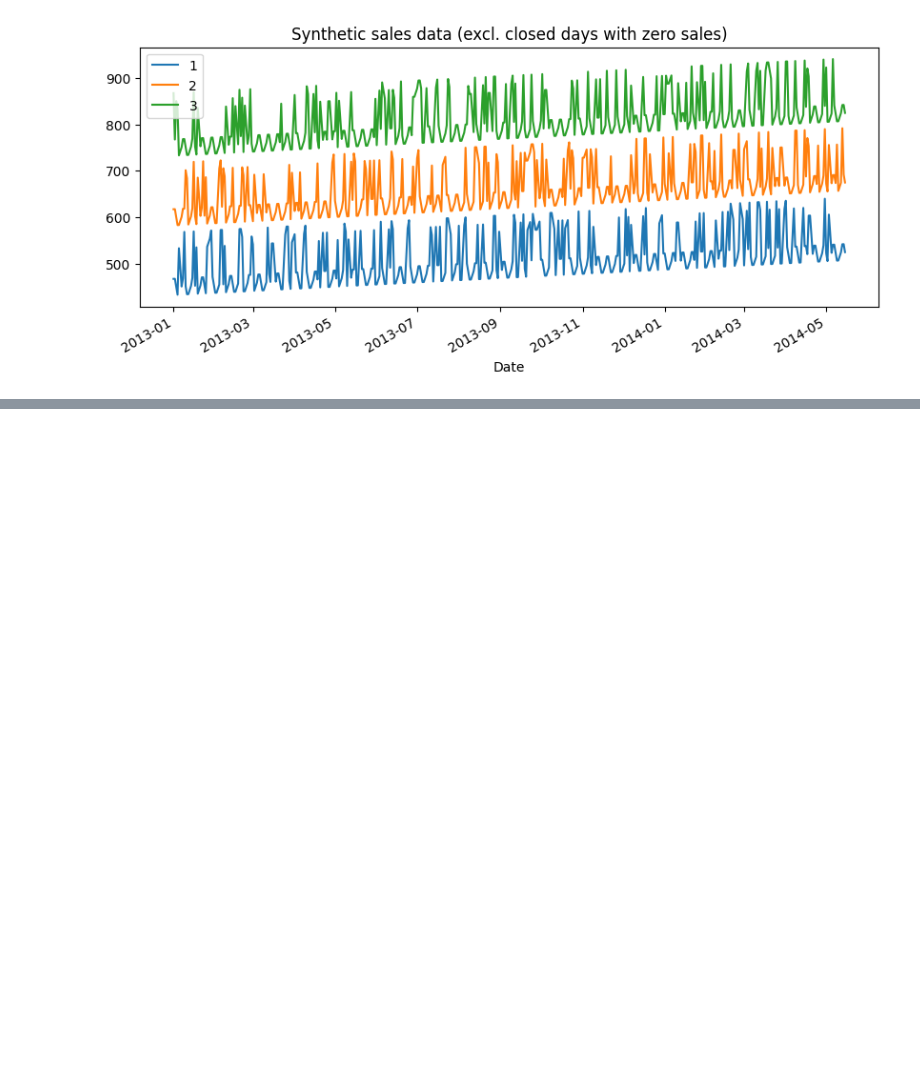
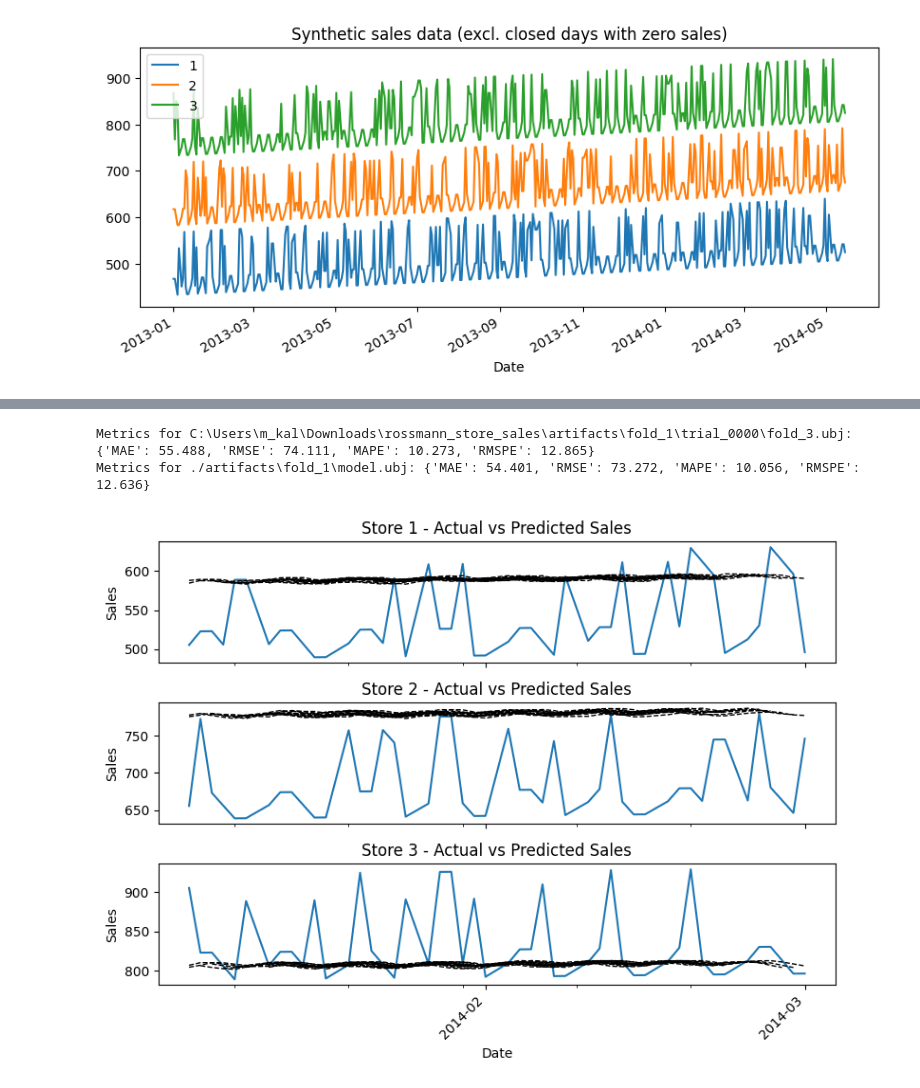
Before and after one commit to Miltos-90/Rossmann_Store_Sales_Forecasting, a Jupyter notebook: test_pipeline.ipynb, the cells around one changed output, grey strips where cells are left out. Drawn from its saved outputs; the diff is of its cells as text; code cells hidden in the pictures; blank space fills up the shorter version.

```diff
--- a/test_pipeline.ipynb
+++ b/test_pipeline.ipynb
@@ -93,9 +93,11 @@ cv_config = {
     "n_outer_splits":   C.N_OUTER_SPLITS,
     "n_inner_splits":   C.N_INNER_SPLITS,
     "forecast_horizon": FORECAST_HORIZON, #C.FORECAST_HORIZON,
-    "outer_train_size": 150, #C.OUTER_TRAIN_SIZE,
     "inner_train_size": 80, #C.INNER_TRAIN_SIZE,
 }
+
+cv_config["outer_train_size"] = (cv_config["n_inner_splits"] + 1) * cv_config["forecast_horizon"] + cv_config["inner_train_size"]
+
 
 study_config = {
     "storage_url":           C.STORAGE_URL,
@@ -273,0 +205,59 @@ comp.head(30)
+# %%
+booster_file_1 = f"C:\\Users\\m_kal\\Downloads\\rossmann_store_sales\\artifacts\\fold_1\\trial_{study.best_trial.number:04d}\\fold_3.ubj"
+booster_file_2 = os.path.join(study_config["log_dir"], study_name, "model.ubj")
+
+for booster_file in [booster_file_1, booster_file_2]:
+
+    booster = xgb.Booster()
+    booster.load_model(booster_file)
+    preds = utils.predict(booster, X_test)
+
+    actuals_idx = preds.index.droplevel("Date").swaplevel()  # (Forecast Date, Store)
+    true_vals = df.loc[actuals_idx, "Sales"]
+
+    m = compute_metrics(true_vals.values, preds.values)
+    print(f"Metrics for {booster_file}: {m}")
+# %% [output]
+Metrics for C:\Users\m_kal\Downloads\rossmann_store_sales\artifacts\fold_1\trial_0000\fold_3.ubj: {'MAE': 55.488, 'RMSE': 74.111, 'MAPE': 10.273, 'RMSPE': 12.865}
+Metrics for ./artifacts\fold_1\model.ubj: {'MAE': 54.401, 'RMSE': 73.272, 'MAPE': 10.056, 'RMSPE': 12.636}
+# %%
+import matplotlib.pyplot as plt
+import matplotlib.dates as mdates
+
+
+stores = df.index.get_level_values("Store").unique()
+fig, ax = plt.subplots(figsize=(8, 6), nrows=len(stores), sharex=True, sharey=False)
+
+
+for i, store in enumerate(stores):
+
+    actual_store_sales = (utils.retrieve_sales(df['Sales'], preds.index)
+                          .loc[(slice(None), store)]
+                          .sort_index())
+
+    predicted_store_sales = (preds
+                             .loc[(slice(None), store, slice(None))]
+                             .reset_index())
+
+    # exclude closed days with zero sales and zero predictions
+    actual_store_sales = actual_store_sales[actual_store_sales > 0]
+    predicted_store_sales = predicted_store_sales[predicted_store_sales["value"] > 0]
+
+    actual_store_sales.plot(label=f"Store {store}", ax=ax[i])
+    (predicted_store_sales
+    .groupby("Date")
+    .plot(x="Forecast Date", y="value", ax=ax[i], color='k', linestyle='--', linewidth=1))
+
+    ax[i].get_legend().remove()
+    ax[i].set_title(f"Store {store} - Actual vs Predicted Sales")
+    ax[i].set_ylabel("Sales")
+
+# Rotate x labels and set date format
+ax[-1].xaxis.set_major_locator(mdates.MonthLocator())
+ax[-1].xaxis.set_major_formatter(mdates.DateFormatter("%Y-%m"))
+plt.xticks(rotation=45)
+ax[-1].set_xlabel("Date")
+plt.tight_layout()
+plt.show()
+# %% [output]
+[figure, added]
```
Also changed, not shown: parts of 3 cells of this notebook, 4 other files.
